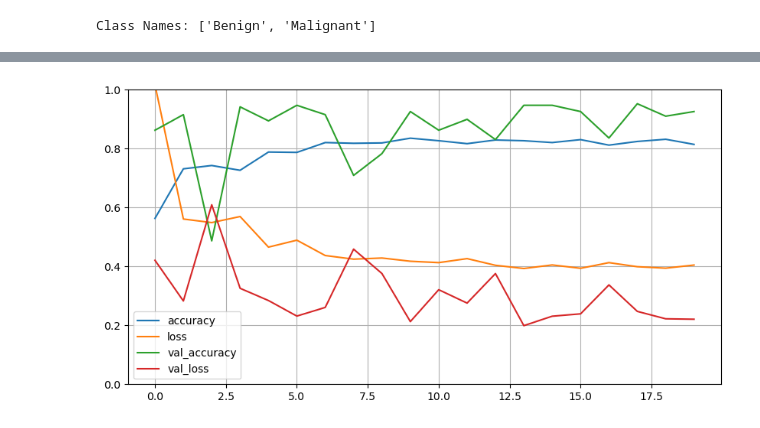
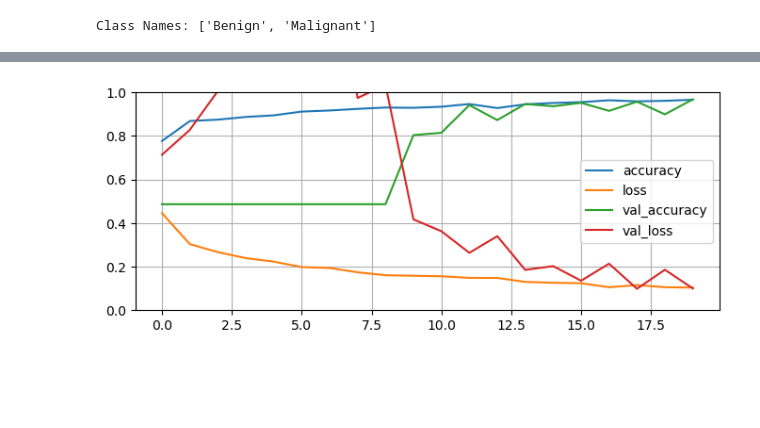
Before and after one commit to Software0408/Breast_cancer_calssification, a Jupyter notebook: breast_cancer_classification.ipynb, the cells around one changed output, grey strips where cells are left out. Drawn from its saved outputs; the diff is of its cells as text; code cells hidden in the pictures; blank space fills up the shorter version.

```diff
--- a/breast_cancer_classification.ipynb
+++ b/breast_cancer_classification.ipynb
@@ -68,19 +68,26 @@ data_augmentation = tf.keras.Sequential([
 normalization_layer = tf.keras.layers.Rescaling(1./255)
 # %%
 model = tf.keras.models.Sequential([
-    tf.keras.layers.InputLayer(input_shape=(img_height, img_width, 3)),
+    tf.keras.layers.Input(shape=(img_height, img_width, 3)),
     data_augmentation,
     normalization_layer,
     tf.keras.layers.Conv2D(32, (3, 3), activation='relu'),
+    tf.keras.layers.BatchNormalization(),
     tf.keras.layers.MaxPooling2D(2, 2),
     tf.keras.layers.Conv2D(64, (3, 3), activation='relu'),
+    tf.keras.layers.BatchNormalization(),
     tf.keras.layers.MaxPooling2D(2, 2),
     tf.keras.layers.Conv2D(128, (3, 3), activation='relu'),
+    tf.keras.layers.BatchNormalization(),
     tf.keras.layers.MaxPooling2D(2, 2),
-    tf.keras.layers.Flatten(),
+    tf.keras.layers.Conv2D(256, (3, 3), activation='relu'),
+    tf.keras.layers.BatchNormalization(),
+    tf.keras.layers.MaxPooling2D(2, 2),
+    tf.keras.layers.GlobalAveragePooling2D(),
     tf.keras.layers.Dense(256, activation='relu'),
     tf.keras.layers.Dropout(0.5),
     tf.keras.layers.Dense(1, activation='sigmoid')
+
 ])
 # %%
 model.compile(
@@ -139,10 +146,10 @@ Epoch 20/20
 # %%
-pd.DataFrame(history.history).plot(figsize=(10, 5))
+pd.DataFrame(history.history).plot(figsize=(8, 3))
 plt.grid(True)
 plt.gca().set_ylim(0, 1)
 plt.show()
 # %% [output]
-[figure, old version]
+[figure, new version]
 # %%
 test_loss, test_accuracy = model.evaluate(test_ds)
 print(f"Test Accuracy: {test_accuracy * 100:.2f}%")
```
Also changed, not shown: parts of 6 cells of this notebook.
